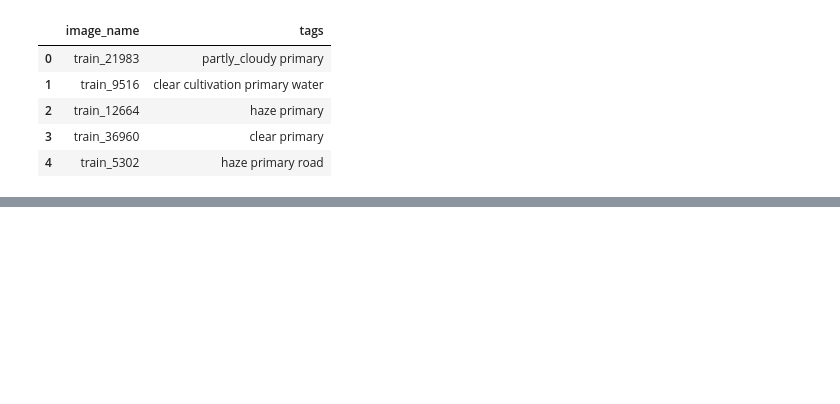
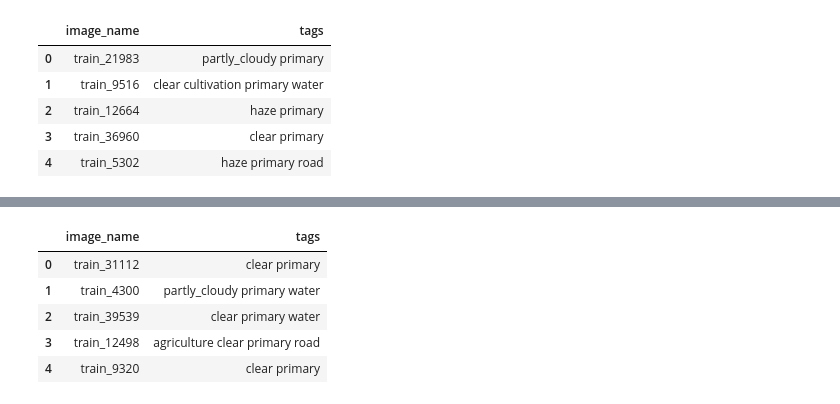
Before and after one commit to thomasrmulhern/fast_ai, a Jupyter notebook: image_classifier.ipynb, the cells around one changed output, grey strips where cells are left out. Saved outputs shown, nothing was run; the diff lists cells and outputs as text; code cells hidden in the pictures; blank space fills up the shorter version.

```diff
--- a/image_classifier.ipynb
+++ b/image_classifier.ipynb
@@ -124,0 +149,9 @@ IndexError: index 0 is out of bounds for axis 0 with size 0
+# %%
+pd.read_csv(planet/"labels.csv").head()
+# %% [output]
+|  | image_name | tags |
+| 0 | train_31112 | clear primary |
+| 1 | train_4300 | partly_cloudy primary water |
+| 2 | train_39539 | clear primary water |
+| 3 | train_12498 | agriculture clear primary road |
+| 4 | train_9320 | clear primary |
```
Also changed, not shown: parts of 44 cells of this notebook.
